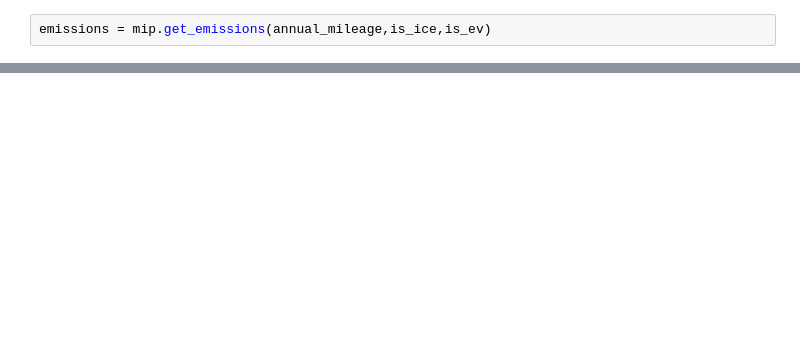
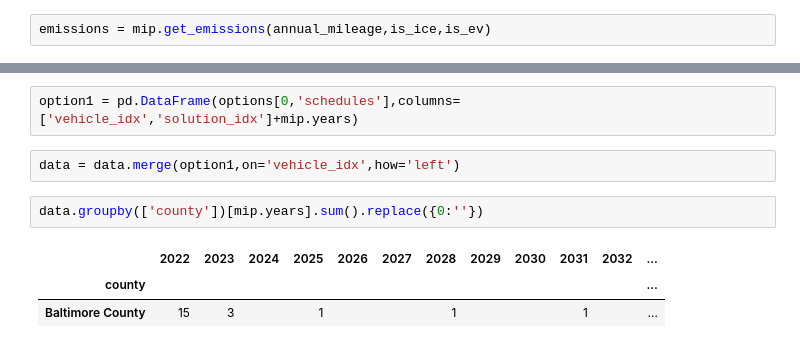
Before and after one commit to evanlynch/green-fleet-replacement-planner, a Jupyter notebook: notebooks/replacement_schedule_mip_dev.ipynb, the cells around one changed output, grey strips where cells are left out. Drawn from its saved outputs; the diff is of its cells as text; blank space fills up the shorter version.

```diff
--- a/notebooks/replacement_schedule_mip_dev.ipynb
+++ b/notebooks/replacement_schedule_mip_dev.ipynb
@@ -187,0 +111,10 @@ for solution in range(0,299):
+# %%
+option1 = pd.DataFrame(options[0,'schedules'],columns=['vehicle_idx','solution_idx']+mip.years)
+# %%
+data = data.merge(option1,on='vehicle_idx',how='left')
+# %%
+data.groupby(['county'])[mip.years].sum().replace({0:''})
+# %% [output]
+|  | 2022 | 2023 | 2024 | 2025 | 2026 | 2027 | 2028 | 2029 | 2030 | 2031 | 2032 | ... |
+| county |  |  |  |  |  |  |  |  |  |  |  | ... |
+| Baltimore County | 15 | 3 |  | 1 |  |  | 1 |  |  | 1 |  | ... |
```
Also changed, not shown: parts of 44 cells of this notebook, 4 other files.
